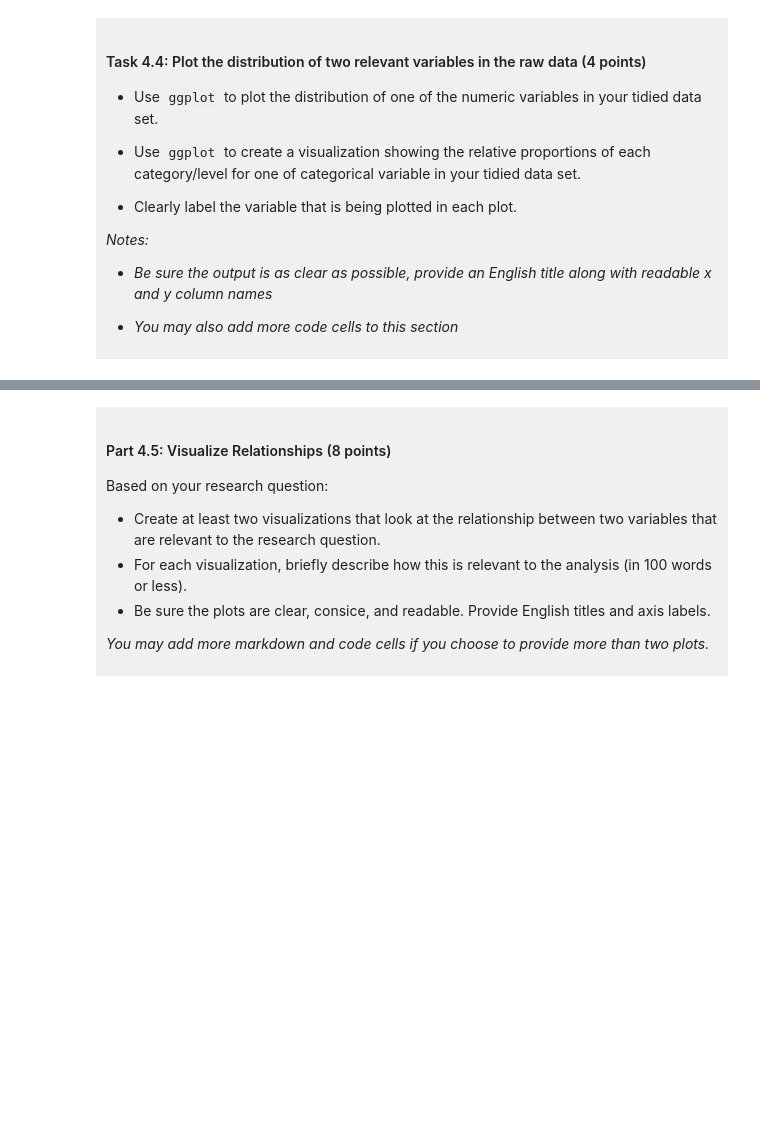
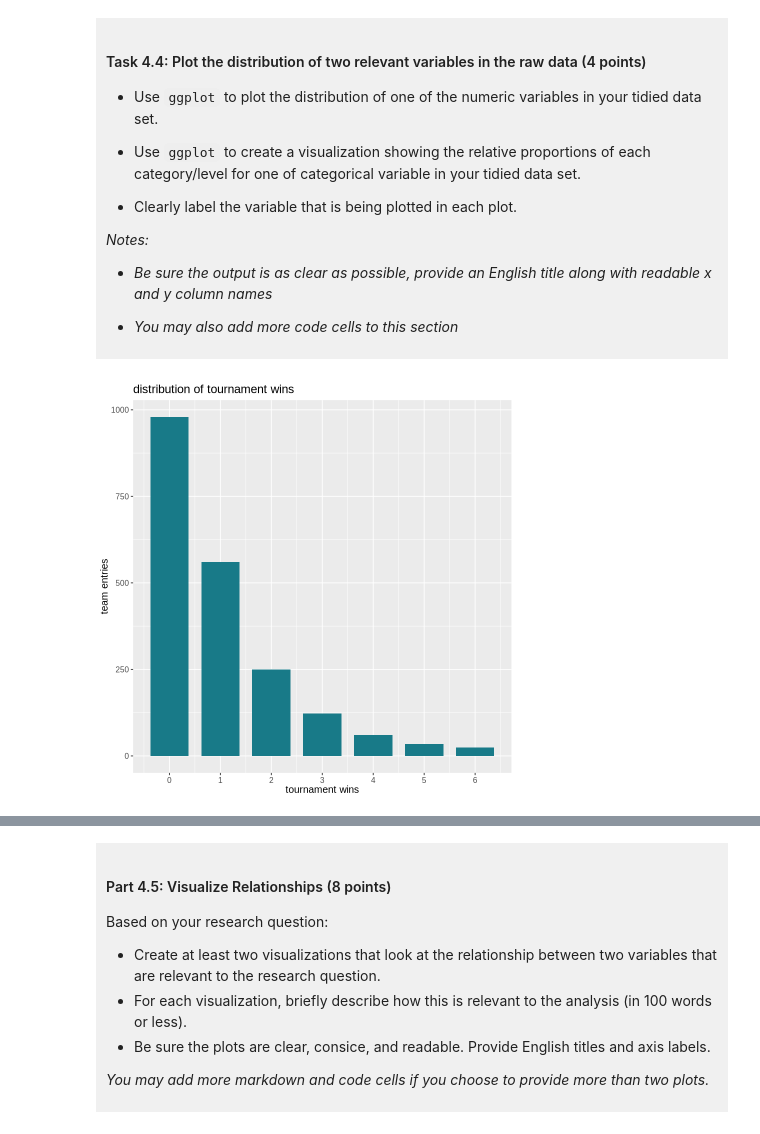
Before and after one commit to chanchancatherine9-web/dsci-100-project-catherine-aung, a Jupyter notebook: dsci-100-project-notebook.ipynb, the cells around one changed output, grey strips where cells are left out. Saved outputs shown, nothing was run; the diff lists cells and outputs as text; code cells hidden in the pictures; blank space fills up the shorter version.

```diff
--- a/dsci-100-project-notebook.ipynb
+++ b/dsci-100-project-notebook.ipynb
@@ -293,5 +342,14 @@ You will refine your research question (if needed) and produce a tidy data set.
 
 </div>
 # %%
-### EDIT THIS CODE CELL FOR PLOT 1 ###
+ggplot(basketball_tidy, aes(x=tourney_wins))+
+    geom_bar(width = 0.75, fill = "#187A88")+
+    scale_x_continuous(breaks = 0:6)+
+    labs(
+        title="distribution of tournament wins",
+        x="tournament wins",
+        y="team entries")+
+theme(text=element_text(size=12))
+# %% [output]
+[figure, added]
 # %%
```
Also changed, not shown: parts of 9 cells of this notebook.
